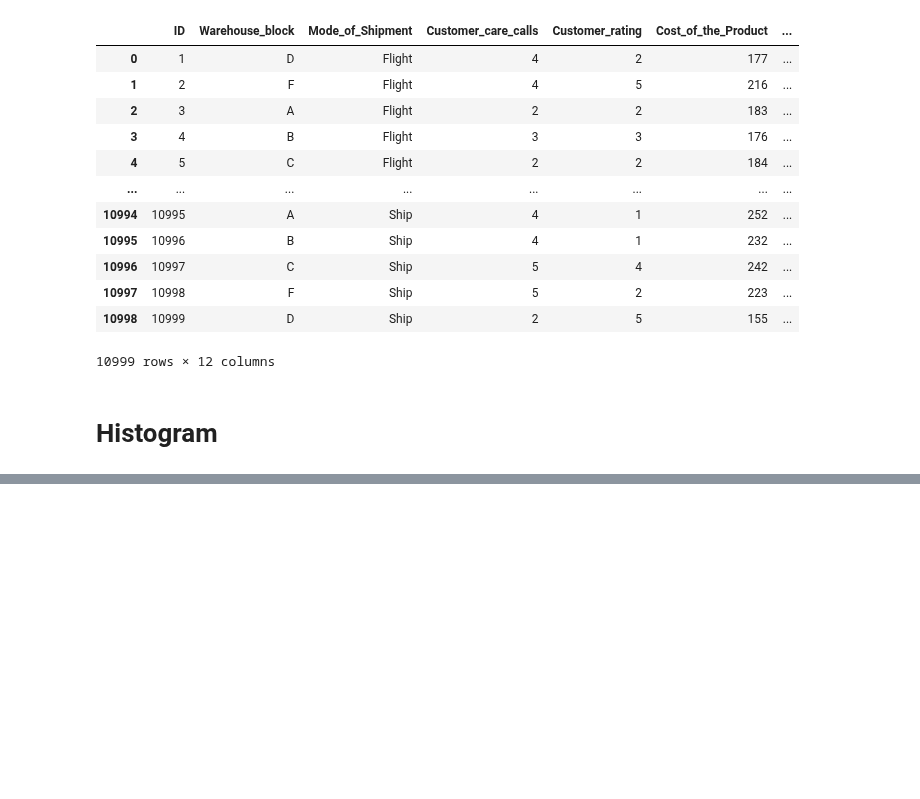
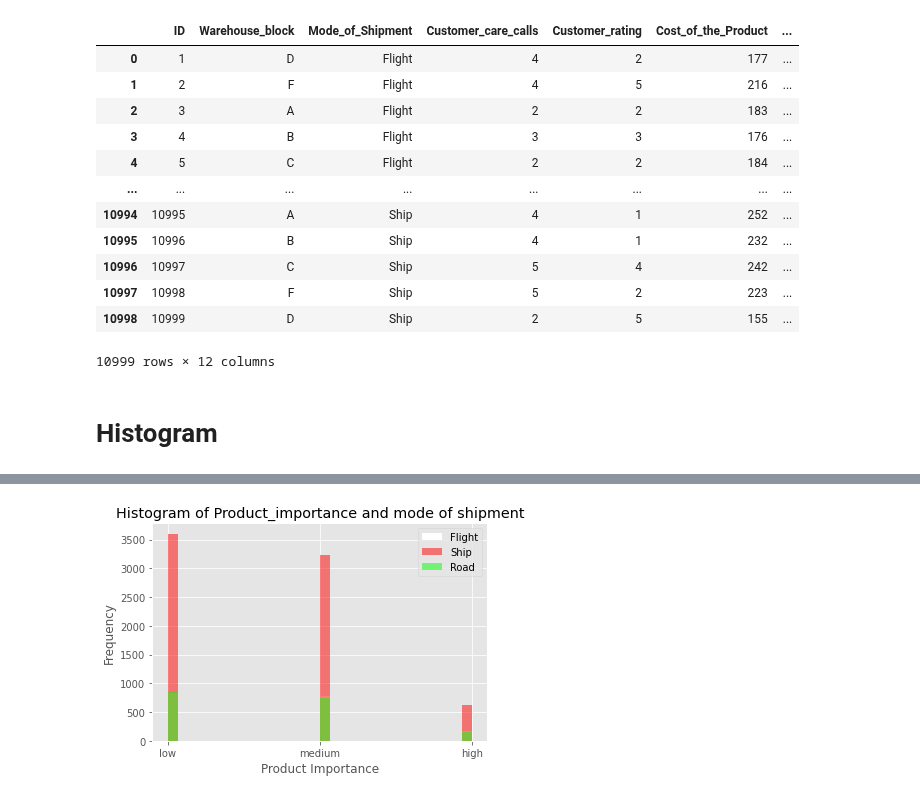
Before and after one commit to Riab22209/CE880-Case-Study-repository, a Jupyter notebook: EDA.ipynb, the cells around one changed output, grey strips where cells are left out. Drawn from its saved outputs; the diff is of its cells as text; code cells hidden in the pictures; blank space fills up the shorter version.

```diff
--- a/EDA.ipynb
+++ b/EDA.ipynb
@@ -51,0 +74,11 @@ plt.show()
+# %%
+m = plt.hist(data[data["Mode_of_Shipment"] == "Flight"].Product_importance,bins=30,fc = (1,1,1,1),label = "Flight")
+b = plt.hist(data[data["Mode_of_Shipment"] == "Ship"].Product_importance,bins=30,fc = (1,0,0,0.5),label = "Ship")
+b = plt.hist(data[data["Mode_of_Shipment"] == "Road"].Product_importance,bins=30,fc = (0,1,0,0.5),label = "Road")
+plt.legend()
+plt.xlabel("Product Importance")
+plt.ylabel("Frequency")
+plt.title("Histogram of Product_importance and mode of shipment")
+plt.show()
+# %% [output]
+[figure, added]
```
Also changed, not shown: parts of 5 cells of this notebook.
